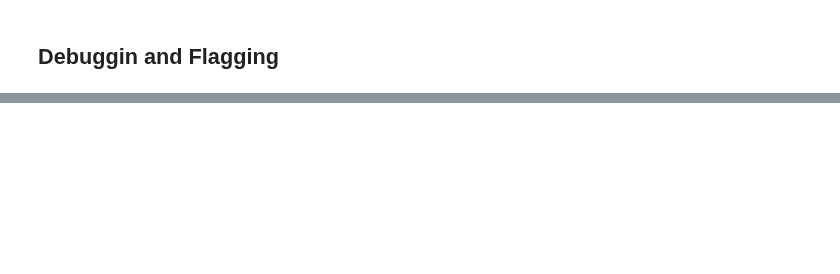
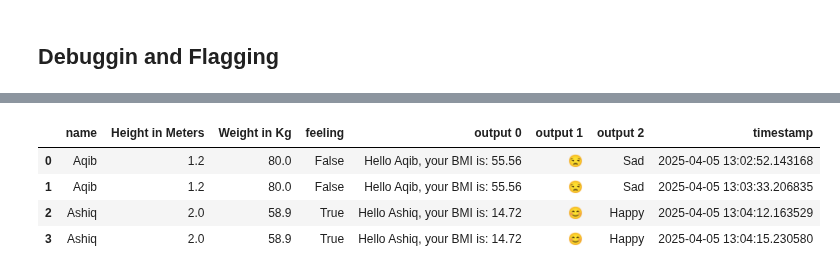
Before and after one commit to Aqibaman/jrcai-github-competition-g202417340, a Jupyter notebook: Gradio - Create User Interfaces for Machine Learning Models/Gradio UI development.ipynb, the cells around one changed output, grey strips where cells are left out. Saved outputs shown, nothing was run; the diff lists cells and outputs as text; code cells hidden in the pictures; blank space fills up the shorter version.

```diff
--- a/Gradio - Create User Interfaces for Machine Learning Models/Gradio UI development.ipynb
+++ b/Gradio - Create User Interfaces for Machine Learning Models/Gradio UI development.ipynb
@@ -143,0 +165,8 @@ This share link expires in 72 hours. For free permanent hosting and GPU upgrades
+# %%
+pd.read_csv(".gradio/flagged/dataset1.csv")
+# %% [output]
+|  | name | Height in Meters | Weight in Kg | feeling | output 0 | output 1 | output 2 | timestamp |
+| 0 | Aqib | 1.2 | 80.0 | False | Hello Aqib, your BMI is: 55.56 | 😒 | Sad | 2025-04-05 13:02:52.143168 |
+| 1 | Aqib | 1.2 | 80.0 | False | Hello Aqib, your BMI is: 55.56 | 😒 | Sad | 2025-04-05 13:03:33.206835 |
+| 2 | Ashiq | 2.0 | 58.9 | True | Hello Ashiq, your BMI is: 14.72 | 😊 | Happy | 2025-04-05 13:04:12.163529 |
+| 3 | Ashiq | 2.0 | 58.9 | True | Hello Ashiq, your BMI is: 14.72 | 😊 | Happy | 2025-04-05 13:04:15.230580 |
```
Also changed, not shown: parts of 7 cells of this notebook.
